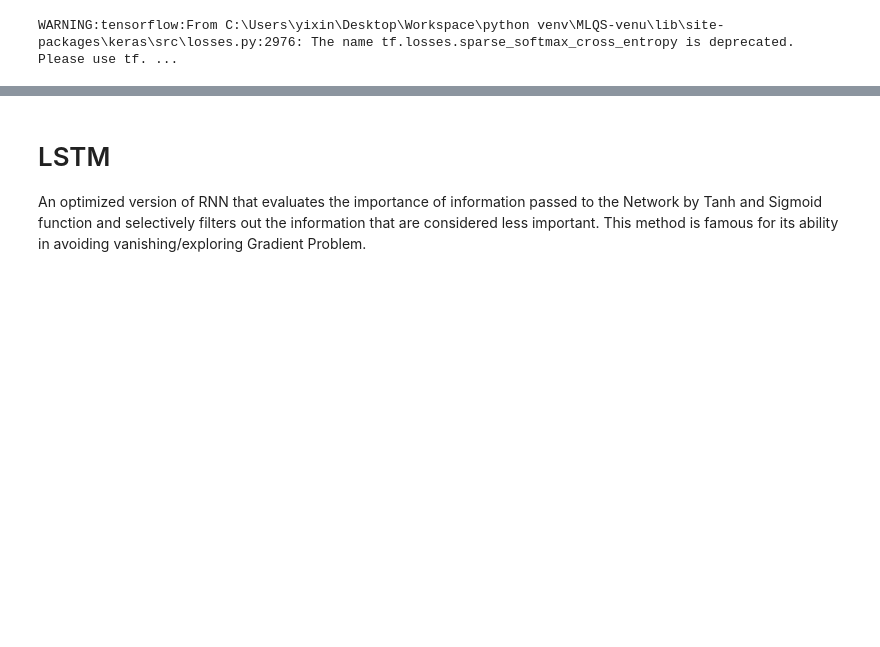
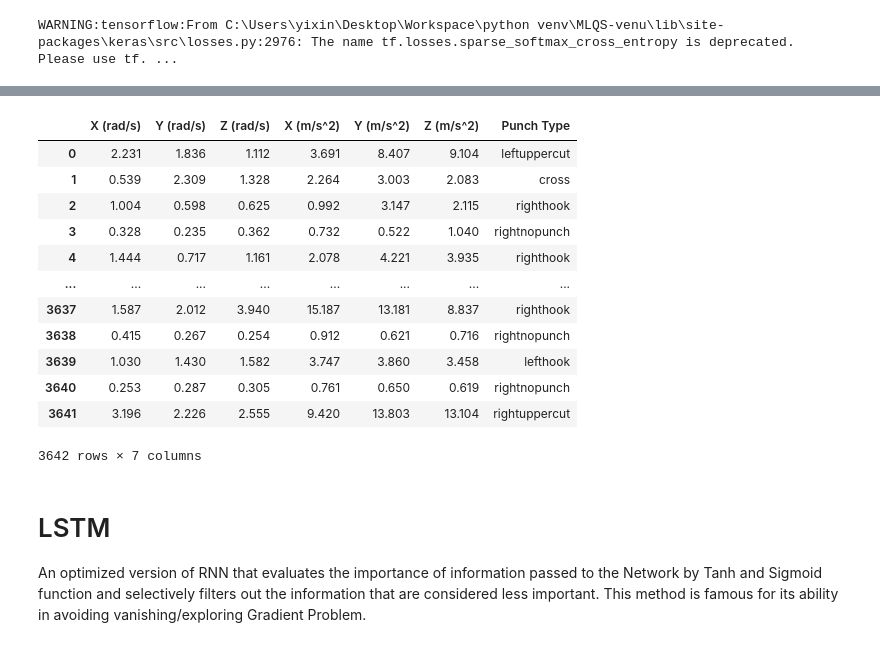
Before and after one commit to BruceLeo99/MLQS-VU-Project-Tyson, a Jupyter notebook: RNN .ipynb, the cells around one changed output, grey strips where cells are left out. Saved outputs shown, nothing was run; the diff lists cells and outputs as text; code cells hidden in the pictures; blank space fills up the shorter version.

Commit message:
clean datasets of two different aggregation methods (windowsize 50 and 100) added

```diff
--- a/RNN .ipynb
+++ b/RNN .ipynb
@@ -137,0 +366,9 @@ The standard RNN.
+# %%
+# Remove time from the data
+dict_df_concated_NoTime = dict()
+
+for punch_type, df_content in dict_df_concated_final.items():
+
+    dict_df_concated_NoTime.setdefault(punch_type, df_content.drop(columns="Time (s)"))
+
+dict_df_concated_NoTime
@@ -137,0 +393,11 @@ The standard RNN.
+# %%
+### Create 2 versions of aggregated data with window size of 50 and 100. Both of them are groupped by mean absolute value
+
+print(help(utils.aggregate_data))
+
+dict_df_transformed_50 = dict()
+dict_df_transformed_100 = dict()
+
+for punch_type, df_content in dict_df_concated_NoTime.items():
+    dict_df_transformed_50.setdefault(punch_type, utils.aggregate_data(df_content, 50, punch_type))
+    dict_df_transformed_100.setdefault(punch_type, utils.aggregate_data(df_content, 100, punch_type))
@@ -137,0 +422,35 @@ The standard RNN.
+# %%
+# Remove outliers
+dict_transformed_50_clean = dict()
+dict_transformed_100_clean = dict()
+
+for df_name, df_content in dict_df_transformed_50.items():
+    dict_transformed_50_clean.setdefault(df_name, remove_outliers(df_content))
+
+for df_name, df_content in dict_df_transformed_100.items():
+    dict_transformed_100_clean.setdefault(df_name, remove_outliers(df_content))
+# %%
+# Convert the clean data into a complete dataset and shuffle it
+# Can be done with train_test_split as well, but I did iy myself anyway
+
+df_clean_window50 = pd.concat([df_content for df_content in dict_transformed_50_clean.values()], axis = 0)
+df_clean_window100 = pd.concat([df_content for df_content in dict_transformed_100_clean.values()], axis = 0)
+
+df_clean_window50 = df_clean_window50.sample(frac=1).reset_index(drop=True)
+df_clean_window100 = df_clean_window100.sample(frac=1).reset_index(drop=True)
+
+df_clean_window100
+# %% [output]
+|  | X (rad/s) | Y (rad/s) | Z (rad/s) | X (m/s^2) | Y (m/s^2) | Z (m/s^2) | Punch Type |
+| 0 | 2.231 | 1.836 | 1.112 | 3.691 | 8.407 | 9.104 | leftuppercut |
+| 1 | 0.539 | 2.309 | 1.328 | 2.264 | 3.003 | 2.083 | cross |
+| 2 | 1.004 | 0.598 | 0.625 | 0.992 | 3.147 | 2.115 | righthook |
+| 3 | 0.328 | 0.235 | 0.362 | 0.732 | 0.522 | 1.040 | rightnopunch |
+| 4 | 1.444 | 0.717 | 1.161 | 2.078 | 4.221 | 3.935 | righthook |
+| ... | ... | ... | ... | ... | ... | ... | ... |
+| 3637 | 1.587 | 2.012 | 3.940 | 15.187 | 13.181 | 8.837 | righthook |
+| 3638 | 0.415 | 0.267 | 0.254 | 0.912 | 0.621 | 0.716 | rightnopunch |
+| 3639 | 1.030 | 1.430 | 1.582 | 3.747 | 3.860 | 3.458 | lefthook |
+| 3640 | 0.253 | 0.287 | 0.305 | 0.761 | 0.650 | 0.619 | rightnopunch |
+| 3641 | 3.196 | 2.226 | 2.555 | 9.420 | 13.803 | 13.104 | rightuppercut |
+3642 rows × 7 columns
```
Also changed, not shown: parts of 19 cells of this notebook, 2 other files.
